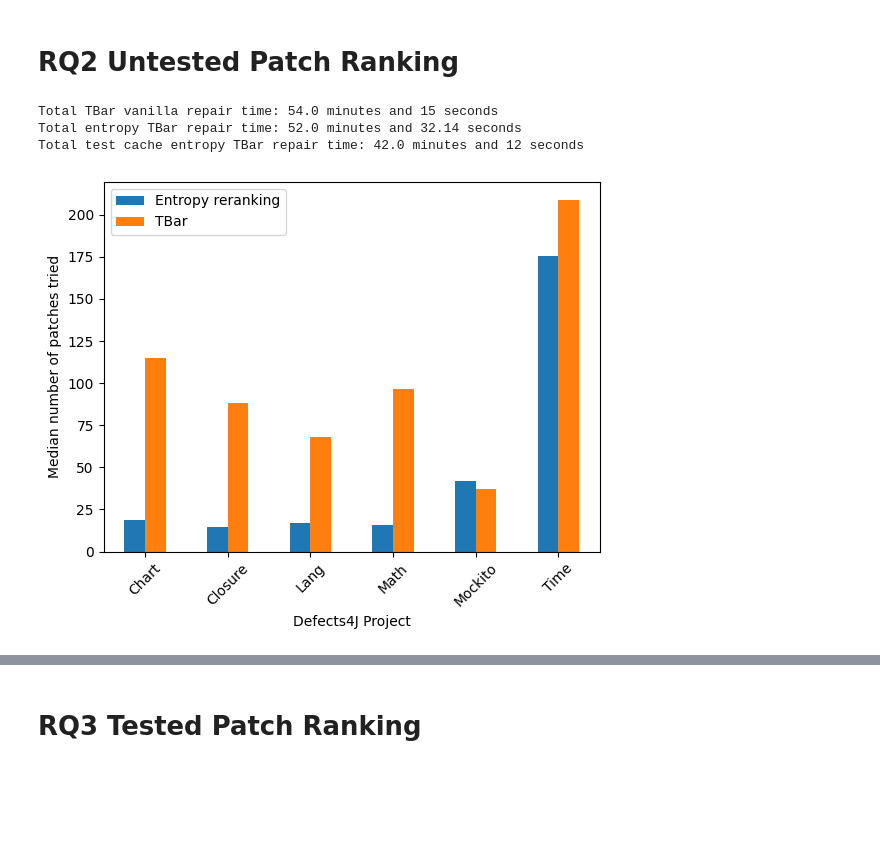
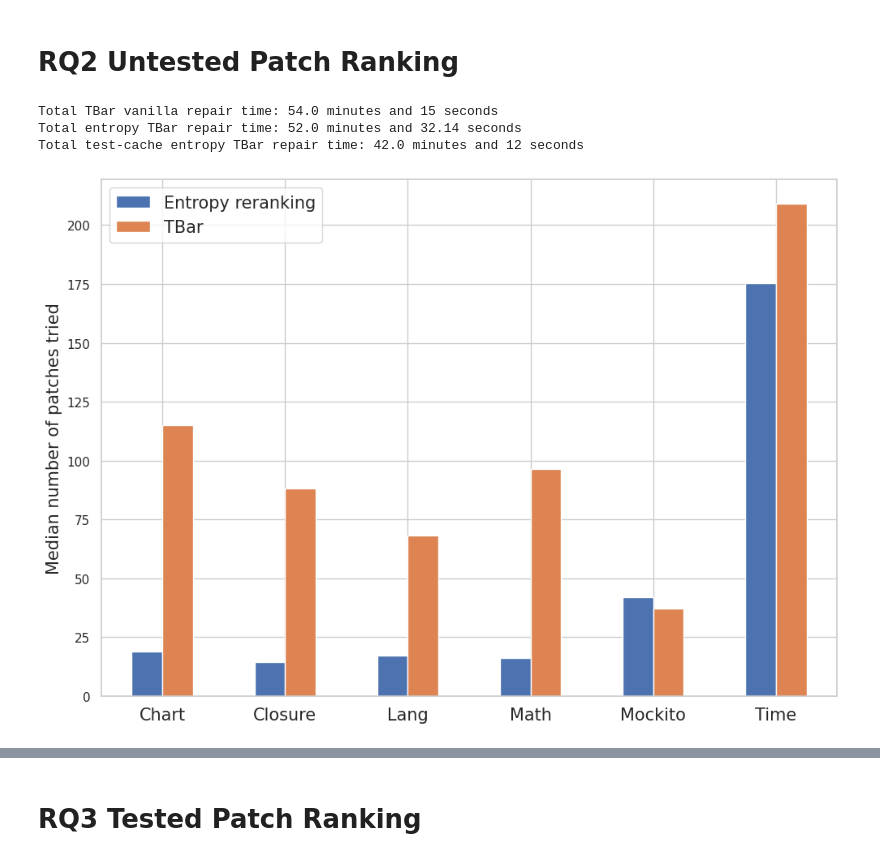
Before and after one commit to squaresLab/entropy-apr-replication, a Jupyter notebook: analysis_notebooks/patch_analysis.ipynb, the cells around one changed output, grey strips where cells are left out. Cells and saved outputs as stored; diff of their text form; code cells hidden in the pictures; blank space fills up the shorter version.

Commit message:
Change figures

```diff
--- a/analysis_notebooks/patch_analysis.ipynb
+++ b/analysis_notebooks/patch_analysis.ipynb
@@ -36,8 +36,9 @@ df["entropy_rank"] = df.groupby(["project", "bug_id"])["entropy_delta"].rank(
     ascending=False
 ).astype(int)
 # %%
+import seaborn as sns
 import matplotlib.pyplot as plt
-import numpy as np
+
 # read csv
 df_entropy = pd.read_csv('../patches/time_entropy_testcache.csv')
 df_tbar = pd.read_csv('../patches/time_tbar_testcache.csv')
@@ -52,41 +53,52 @@ df_tbar_vanilla.columns = ['bug_id', 'repair_time_vanilla', 'tried_patch_vanilla
 # merge all df by bug_id and keep column name
 df_merged = pd.merge(df_entropy, df_tbar, on='bug_id')
 df_merged = pd.merge(df_merged, df_tbar_vanilla, on='bug_id')
 
 # convert to string
 df_merged['bug_id'] = df_merged['bug_id'].astype(str)
 
 df_merged['Defects4J Project'] = df_merged.bug_id.apply(lambda x: x.split('_')[0])
 
 # remove bug_id column
 df_merged = df_merged.drop('bug_id', axis=1)
 
 df_grouped = df_merged.groupby('Defects4J Project').median()
+
+# use seaborn style defaults and set the default figure size
+sns.set(rc={'figure.figsize':(11.7,8.27)})
+sns.set_theme(style="whitegrid")
+# create a bar plot
+
 ax = df_grouped.plot(y=["tried_patch_entropy", "tried_patch_vanilla"], kind="bar")
-ax.set_xticklabels(df_grouped.index, rotation=45)
-ax.set_ylabel('Median number of patches tried')
+# make all labels larger
+
+ax.set_xticklabels(df_grouped.index, rotation=0, fontsize="15")
+ax.set_ylabel('Median number of patches tried', fontsize="15")
+ax.set_xlabel('', fontsize="15")
+
 # change the legend names
-ax.legend(["Entropy reranking", "TBar"])
+ax.legend(["Entropy reranking", "TBar"], fontsize="15")
 
+plt.savefig("plots/untested_num_patches.pdf", bbox_inches='tight')
 total_entropy_repair_time = df_entropy['repair_time_entropy'].sum()
 total_tbar_repair_time = df_tbar['repair_time_testcache'].sum()
 total_tbar_vanilla_repair_time = df_tbar_vanilla['repair_time_vanilla'].sum()
-total_entropy_repair_time = round(mean_entropy_repair_time, 2)
-total_tbar_repair_time = round(mean_tbar_repair_time, 2)
-total_tbar_vanilla_repair_time = round(mean_tbar_vanilla_repair_time, 2)
+total_entropy_repair_time = round(total_entropy_repair_time, 2)
+total_tbar_repair_time = round(total_tbar_repair_time, 2)
+total_tbar_vanilla_repair_time = round(total_tbar_vanilla_repair_time, 2)
 
 # convert time to minutes and seconds
 total_entropy_repair_time = f"{total_entropy_repair_time//60} minutes and {round(total_entropy_repair_time%60, 2)} seconds"
 total_tbar_repair_time = f"{total_tbar_repair_time//60} minutes and {round(total_tbar_repair_time%60)} seconds"
 total_tbar_vanilla_repair_time = f"{total_tbar_vanilla_repair_time//60} minutes and {round(total_tbar_vanilla_repair_time%60)} seconds"
 print(f"Total TBar vanilla repair time: {total_tbar_vanilla_repair_time}")
 print(f"Total entropy TBar repair time: {total_entropy_repair_time}")
 print(f"Total test-cache entropy TBar repair time: {total_tbar_repair_time}")
 # %% [output]
 Total TBar vanilla repair time: 54.0 minutes and 15 seconds
 Total entropy TBar repair time: 52.0 minutes and 32.14 seconds
-Total test cache entropy TBar repair time: 42.0 minutes and 12 seconds
+Total test-cache entropy TBar repair time: 42.0 minutes and 12 seconds
-[figure, old version]
+[figure, new version]
 # %%
 sorteddf = df[['project_bug', 'entropy_rank', 'tbar_rank']]
 sorteddf = sorteddf.rename(columns={'tbar_rank': 'patch_id'})
```
Also changed, not shown: parts of 5 cells of this notebook, 9 other files.
